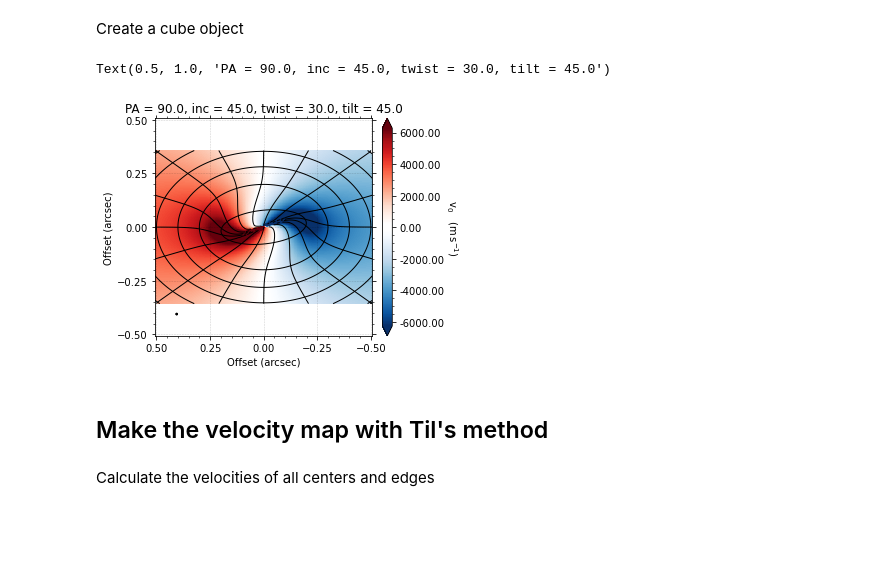
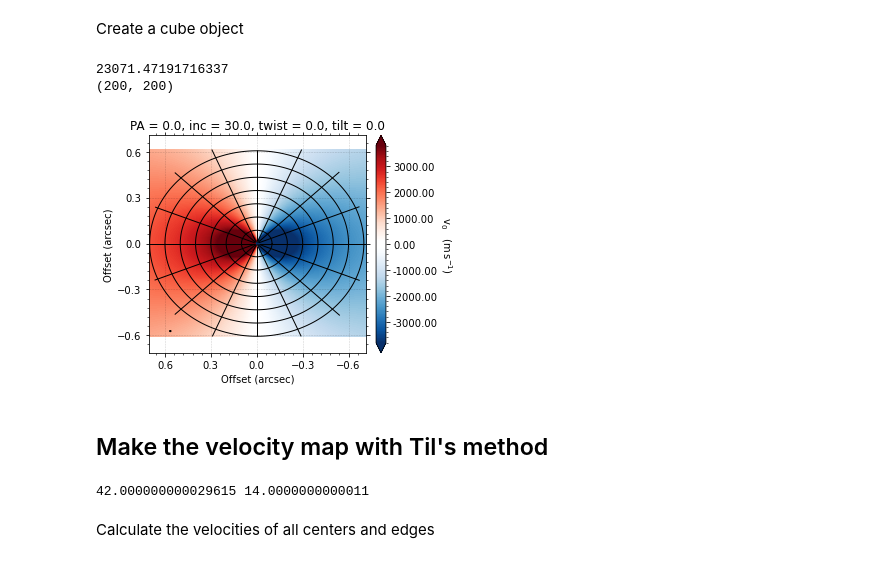
Before and after one commit to zuletav/warpdisks, a Jupyter notebook: notebooks/interpolation_comparison.ipynb, the cells around one changed output. Cells and saved outputs as stored; diff of their text form; code cells hidden in the pictures; blank space fills up the shorter version.

```diff
--- a/notebooks/interpolation_comparison.ipynb
+++ b/notebooks/interpolation_comparison.ipynb
@@ -26,12 +30,12 @@ from eddy import rotationmap
 d = 140. # pc
 
 PA = 0.
-inc = 45.
+inc = 30.
 
-tilt  = 45.
-twist = 30.
-w_r0  = 0.4 # 0.4 #
-w_dr  = 0.2 # being r0/4 doesnt affect
+tilt  = 0.
+twist = 0.
+w_r0  = 0.3#0.4 # 0.4 #
+w_dr  = 0.1#0.2 # being r0/4 doesnt affect
 # %% [markdown]
 ## Make the eddy velocity map
 # %% [markdown]
@@ -41,7 +45,7 @@ path = './disk_incl10.0phi0.0_inc30.0PA45.0_r040dr10_M1.fits'
 uncertainty = './disk_incl10.0phi0.0_inc30.0PA45.0_r040dr10_dM1.fits'
 
 cube = rotationmap(path=path,
-                   uncertainty=uncertainty, FOV=1.0)
+                   uncertainty=uncertainty)#, FOV=1.0)
 # Not important
 #cube.plot_data()
 # %%
@@ -75,30 +79,35 @@ w_t = twist
 w_r0 = w_r0 # 0.4 #
 w_dr = w_dr # being r0/4 doesnt affect
 # %%
-samples = np.array([[w_i, w_t, w_dr, w_r0]])
+samples = np.array([[w_i, w_t, w_r0, w_dr]])
 
 model = cube.evaluate_models(samples=samples, params=params)
 
+# Get vmin vmax for Til's method
+vmin, vmax = np.nanpercentile(model, [2, 98])
 # Get the surface
-contour_kwargs = dict(levels=np.arange(0.1, 0.7, 0.1))
 fig_model = cube.plot_model_surface(samples,
                                     params,
-                                    return_fig=True,
-                                    contour_kwargs=contour_kwargs)
+                                    return_fig=True)
 ax_model = fig_model.get_axes()[0]
 
 # Overplot the surface
+
 cube.plot_model(model=model, ax=ax_model, return_fig=False)
 
 
-ax_model.set_title(f'PA = {PA + 90}, inc = {inc}, twist = {twist}, tilt = {tilt}')
+ax_model.set_title(f'PA = {PA}, inc = {inc}, twist = {twist}, tilt = {tilt}')
 
-#
+xlim = ax_model.get_xlim()
+ylim = ax_model.get_ylim()
+print(np.nanmax(model))
+#fig_model.savefig(f'eddy_PA{PA}inc{inc}T{twist}t{tilt}.pdf', dpi=500, bbox_inches='tight')
 
-#fig_model.savefig(f'eddy_PA{PA}inc{inc}T{twist}t{tilt}.pdf', dpi=500, bbox_inches='tight')
+print(model.shape)
 # %% [output]
-Text(0.5, 1.0, 'PA = 90.0, inc = 45.0, twist = 30.0, tilt = 45.0')
+23071.47191716337
+(200, 200)
-[figure, old version]
+[figure, new version]
 # %% [markdown]
 ## Make the velocity map with Til's method
 # %%
@@ -117,16 +126,20 @@ phic     = surf['phic']
 phii     = surf['phii']
 nr, nphi = p0_c.shape[:-1]
 # %%
-r0 = 10/0.4
-dr = r0/(10*2)
+r0 = (206265*d)*np.tan(w_r0/206265)*np.cos(np.deg2rad(w_i/2))
+dr = (206265*d)*np.tan(w_dr/206265)*np.cos(np.deg2rad(w_i/2))
+
+print(r0, dr)
 tilt = tilt
 twist = twist
 
-warp_c = helper.warp(r_c, i_in=tilt, r0=r0, dr=dr)
-warp_i = helper.warp(r_i, i_in=tilt, r0=r0, dr=dr)
+warp_c = helper.warp(r_c, i_in=tilt, r0=r0, dr=dr)# + np.deg2rad(inc)
+warp_i = helper.warp(r_i, i_in=tilt, r0=r0, dr=dr)# + np.deg2rad(inc)
 
-twist_i = helper.twist(r_i, phi=twist, r0=r0, dr=dr) # + np.deg2rad(200.0)
-twist_c = helper.twist(r_c, phi=twist, r0=r0, dr=dr) # + np.deg2rad(200.0)
+twist_i = helper.twist(r_i, phi=twist, r0=r0, dr=dr)#  + np.deg2rad(PA)
+twist_c = helper.twist(r_c, phi=twist, r0=r0, dr=dr)#  + np.deg2rad(PA)
+# %% [output]
+42.000000000029615 14.0000000000011
 # %% [markdown]
 Calculate the velocities of all centers and edges
 # %%
```
Also changed, not shown: parts of 10 cells of this notebook, 4 other files.
